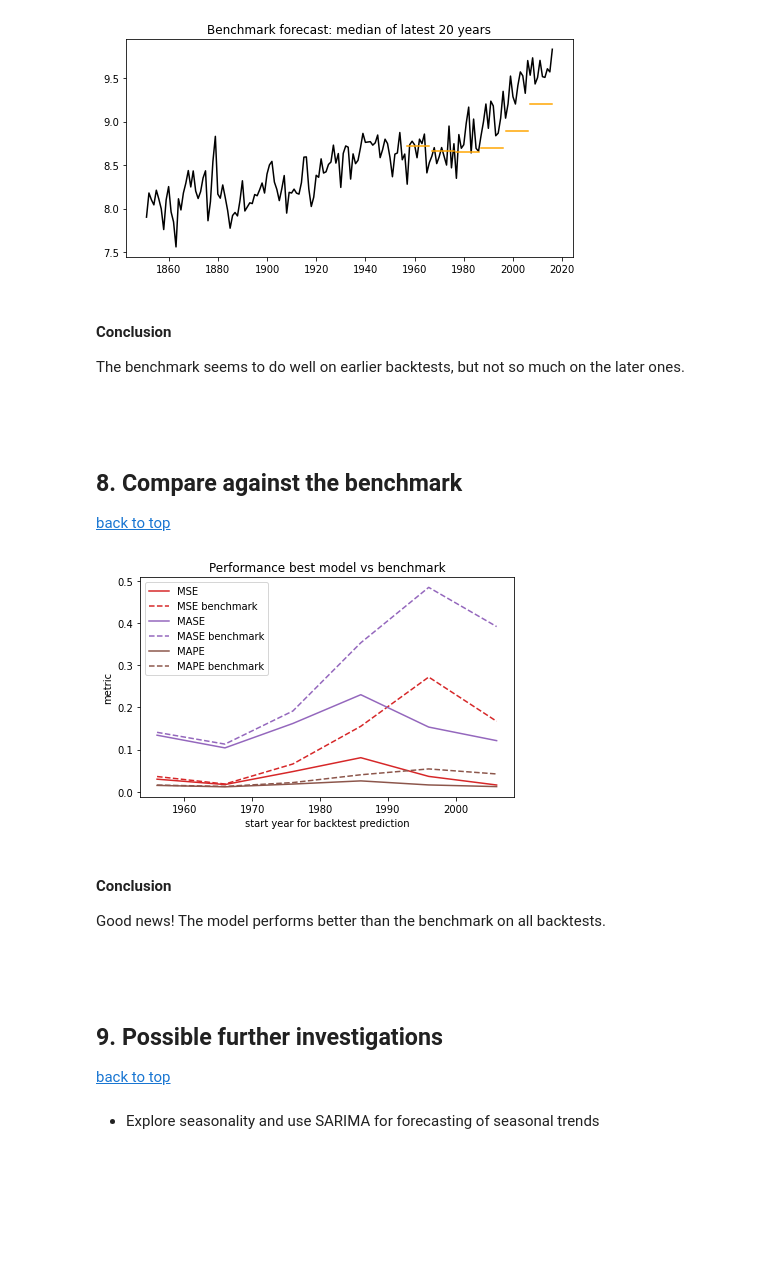
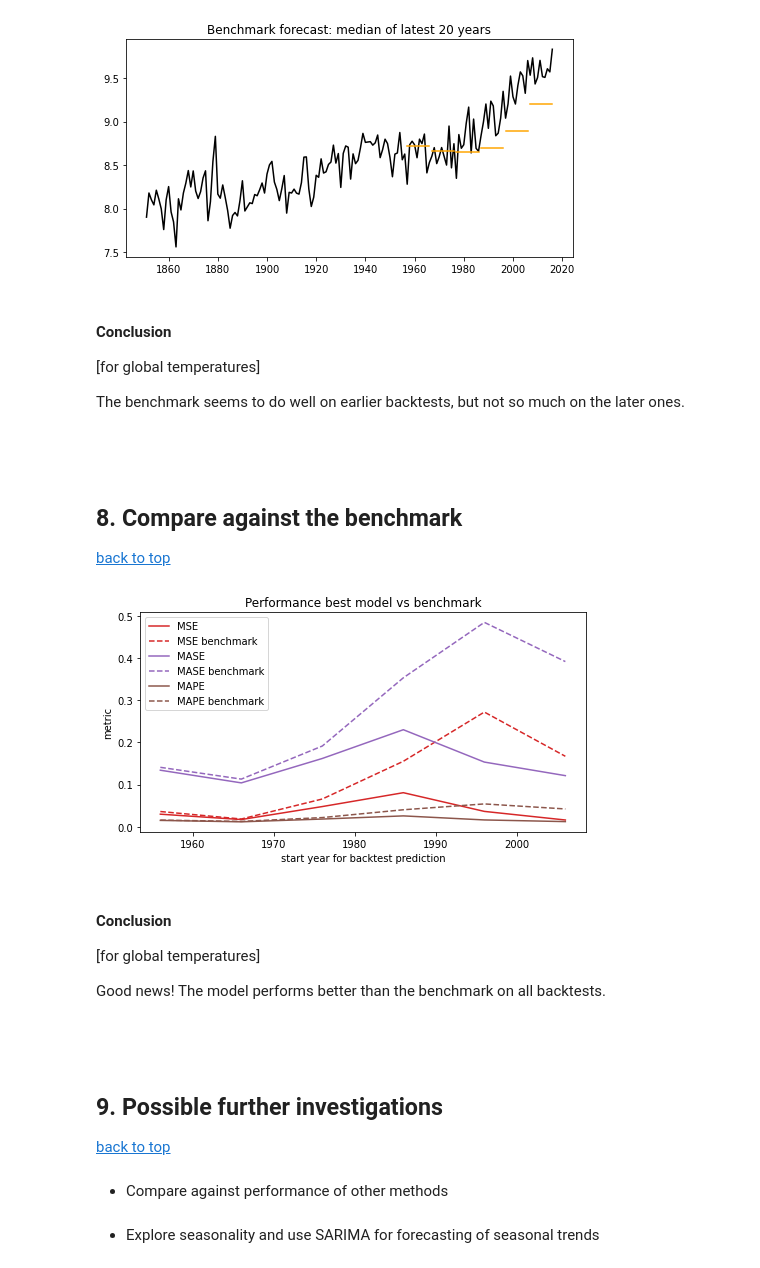
Before and after one commit to pamelahathway/climate_forecasting, a Jupyter notebook: notebooks/climate_forecasting.ipynb, the cells around one changed output. Drawn from its saved outputs; the diff is of its cells as text; code cells hidden in the pictures; blank space fills up the shorter version.

```diff
--- a/notebooks/climate_forecasting.ipynb
+++ b/notebooks/climate_forecasting.ipynb
@@ -341,9 +372,6 @@ YEARS_TO_FORECAST = 10
 # %%
 def run_backtests(series: pd.DataFrame, order: Tuple[int, int, int] = (1, 1, 1)) -> pd.DataFrame:
     # create backtest training and test sets
-
-    num_backtests = (series.shape[0] - 100) // YEARS_TO_FORECAST
-    first_year_idx = series.shape[0] - 100 - YEARS_TO_FORECAST * num_backtests
 
     result_collection = []
 
@@ -351,7 +379,7 @@ def run_backtests(series: pd.DataFrame, order: Tuple[int, int, int] = (1, 1, 1))
     ax.plot(series, c="k")
 
     for start_idx in range(
-        first_year_idx, series.shape[0] - NUM_YEARS_FOR_TRAINING, YEARS_TO_FORECAST
+        FIRST_YEAR_IDX, series.shape[0] - NUM_YEARS_FOR_TRAINING, YEARS_TO_FORECAST
     ):
         end_idx = start_idx + NUM_YEARS_FOR_TRAINING
         start_year = series.index[start_idx].year
@@ -394,15 +422,15 @@ def run_backtests(series: pd.DataFrame, order: Tuple[int, int, int] = (1, 1, 1))
 
     return result_collection, fig
 # %%
+p_values_to_backtest = range(5)
 d_values_to_backtest = range(1, 3)
-p_values_to_backtest = range(6)
-q_values_to_backtest = range(6)
-p_d_q_combinations = list(it.product(d_values_to_backtest, p_values_to_backtest, q_values_to_backtest))
+q_values_to_backtest = range(5)
+p_d_q_combinations = list(it.product(p_values_to_backtest, d_values_to_backtest, q_values_to_backtest))
 
 backtest_results = []
 for p, d, q in p_d_q_combinations:
     backtest_results_temp, fig = run_backtests(
-        series=avg_temp_per_year["LandAverageTemperature"], order=(p, d, q)
+        series=avg_temp_per_year[col_name_T], order=(p, d, q)
     )
     backtest_results.append(backtest_results_temp)
 
@@ -472,7 +517,7 @@ For the actual forecast, the order with the best performance is selected
 # select the best performing order from before and run the backtests again
 best_performing_order = mean_performance_per_order.index[0]
 best_performing_backtest_result, fig = run_backtests(
-    series=avg_temp_per_year["LandAverageTemperature"], order=best_performing_order
+    series=avg_temp_per_year[col_name_T], order=best_performing_order
 )
 # %% [output]
 [figure]
@@ -619,7 +666,7 @@ def benchmark_backtests(
 # benchmark: median of the last 20 year
 num_years_for_benchmark = 2 * YEARS_TO_FORECAST
 backtest_benchmark_results, fig = benchmark_backtests(
-    series=avg_temp_per_year["LandAverageTemperature"],
+    series=avg_temp_per_year[col_name_T],
     backtest_results=backtest_results,
     num_years_for_benchmark=num_years_for_benchmark,
 )
@@ -628,6 +675,8 @@ backtest_benchmark_results, fig = benchmark_backtests(
 # %% [markdown]
 #### __Conclusion__
 
+[for global temperatures]
+
 The benchmark seems to do well on earlier backtests, but not so much on the later ones.
 # %% [markdown]
 <br>
@@ -648,38 +697,40 @@ performance_comparison = best_performing_backtest_result.join(
     backtest_benchmark_results, how="left", rsuffix="_benchmark"
 ).drop(columns=["p", "d", "q", "start_year"])
 # %%
-fig, ax = plt.subplots(1, 1, figsize=(6, 4))
+fig, ax = plt.subplots(1, 1, figsize=(7, 4))
 ax.plot(performance_comparison["mse"], c="C3", linestyle="-", label="MSE")
 ax.plot(
     performance_comparison["mse_benchmark"],
     c="C3",
     linestyle="--",
     label="MSE benchmark",
 )
 ax.plot(performance_comparison["mase"], c="C4", linestyle="-", label="MASE")
 ax.plot(
     performance_comparison["mase_benchmark"],
     c="C4",
     linestyle="--",
     label="MASE benchmark",
 )
 ax.plot(performance_comparison["mape"], c="C5", linestyle="-", label="MAPE")
 ax.plot(
     performance_comparison["mape_benchmark"],
     c="C5",
     linestyle="--",
     label="MAPE benchmark",
 )
 plt.legend()
 ax.set_title("Performance best model vs benchmark")
 ax.set_ylabel("metric")
 ax.set_xlabel("start year for backtest prediction")
 plt.tight_layout()
 # %% [output]
-[figure, old version]
+[figure, new version]
 # %% [markdown]
 #### __Conclusion__
 
+[for global temperatures]
+
 Good news! The model performs better than the benchmark on all backtests.
 # %% [markdown]
 <br>
@@ -693,3 +742,5 @@ Good news! The model performs better than the benchmark on all backtests.
+# %% [markdown]
+- Compare against performance of other methods
 # %% [markdown]
 - Explore seasonality and use SARIMA for forecasting of seasonal trends
 # %%
```
Also changed, not shown: parts of 26 cells of this notebook.
